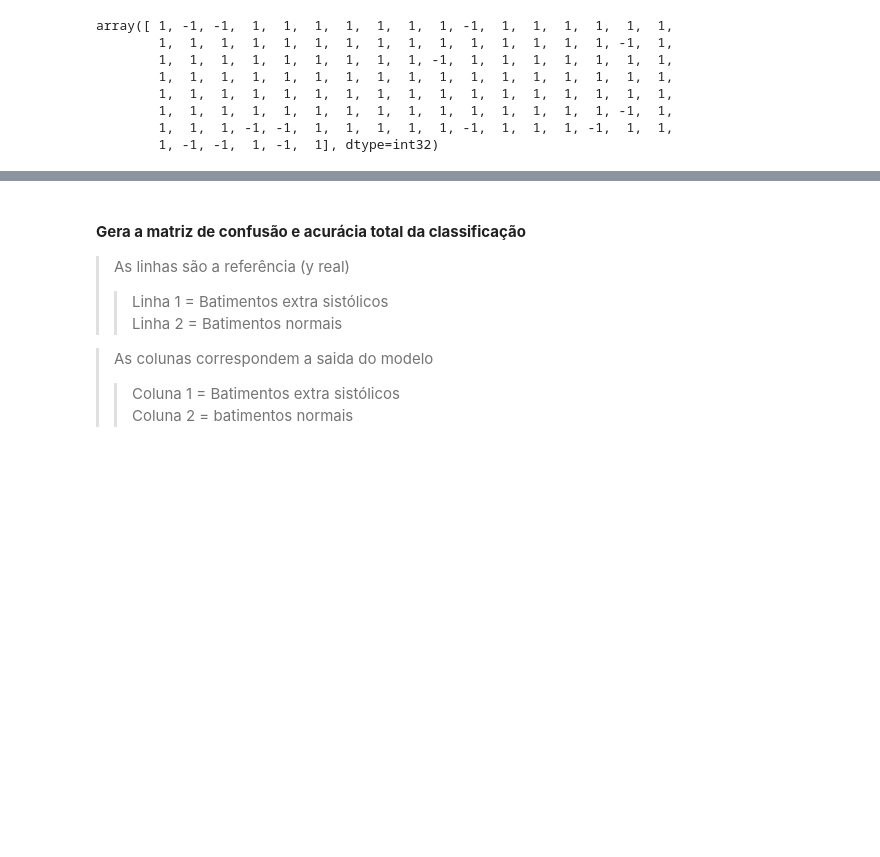
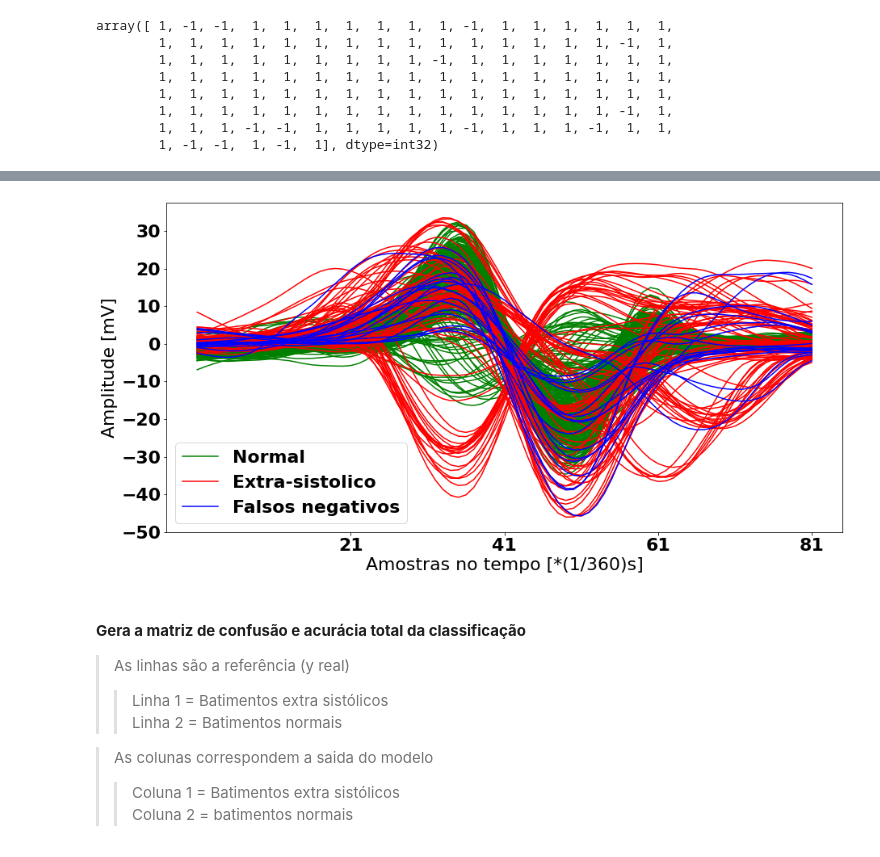
Before and after one commit to aveusalex/Predicao_Extra_sistolicos, a Jupyter notebook: Abordagem K-Means/ModeloKmeans_ExSis.ipynb, the cells around one changed output, grey strips where cells are left out. Cells and saved outputs as stored; diff of their text form; code cells hidden in the pictures; blank space fills up the shorter version.

```diff
--- a/Abordagem K-Means/ModeloKmeans_ExSis.ipynb
+++ b/Abordagem K-Means/ModeloKmeans_ExSis.ipynb
@@ -107,0 +116,11 @@ ytest.to_list()
+# %%
+# verificar index previsoes ceras e erradas.
+y = ytest.tolist()
+y_previsto = result.tolist()
+index_erradas = []
+
+for i in range(len(y)):
+    if y_previsto[i] != y[i] and y_previsto[i] == 1:
+        index_erradas.append(i)
+
+index_erradas
@@ -107,0 +146,9 @@ ytest.to_list()
+# %%
+# plotar todos os batimentos que foram preditos erroneamente
+batimentos_errados = []
+
+for batimento in index_erradas:
+    batimento_aux = []
+    for i in range(1, 82):
+        batimento_aux.append(xtest[[str(i)]].iloc[batimento])
+    batimentos_errados.append(batimento_aux + [batimento])
@@ -108,3 +164,35 @@ ytest.to_list()
+# %%
+# visualizando todos os batimentos cardíacos em um único gráfico
+fig, axs = plt.subplots(1, # Gerar apenas uma figura
+                        figsize=(15, 7.5) # Tamanho da figura
+                        )
+
+# plotar primeiro batimento normal
+for i in range(len(xtrain.iloc[np.where(ytrain == 1)[0]])):
+    axs.plot(xtrain.iloc[np.where(ytrain == 1)[0][i]],
+                color='green', # Definir cor da linha
+            )
+
+# plotar batimentos extrasistólicos:
+for i in range(len(xtrain.iloc[np.where(ytrain == -1)[0]])):
+    axs.plot(xtrain.iloc[np.where(ytrain == -1)[0][i]],
+                color='red', # Definir cor da linha
+            )
+
+for batimento in batimentos_errados:
+    axs.plot(batimento[:-1], color='blue')
+
+plt.xticks([20,40,60,80])
+plt.ylabel("Amplitude [mV]", )
+plt.xlabel("Amostras no tempo [*(1/360)s]")
+
+axs.legend(["Normal", "Extra-sistolico", "Falsos negativos"])
+leg = axs.get_legend()
+leg.legendHandles[0].set_color('green')
+leg.legendHandles[1].set_color('red')
+leg.legendHandles[2].set_color('blue')
+# %% [output]
+[figure, added]
 # %% [markdown]
 #### **Gera a matriz de confusão e acurácia total da classificação**
 
```
Also changed, not shown: parts of 6 cells of this notebook.
